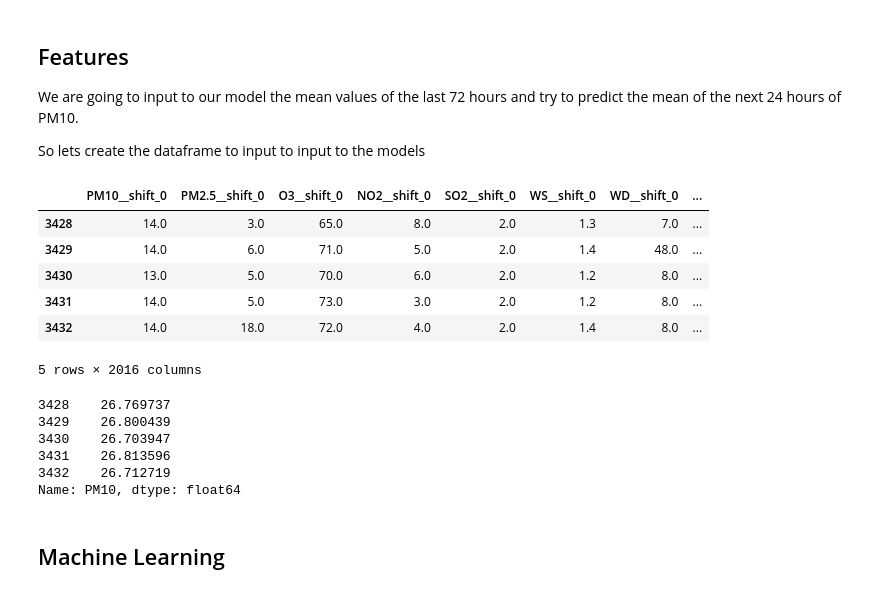
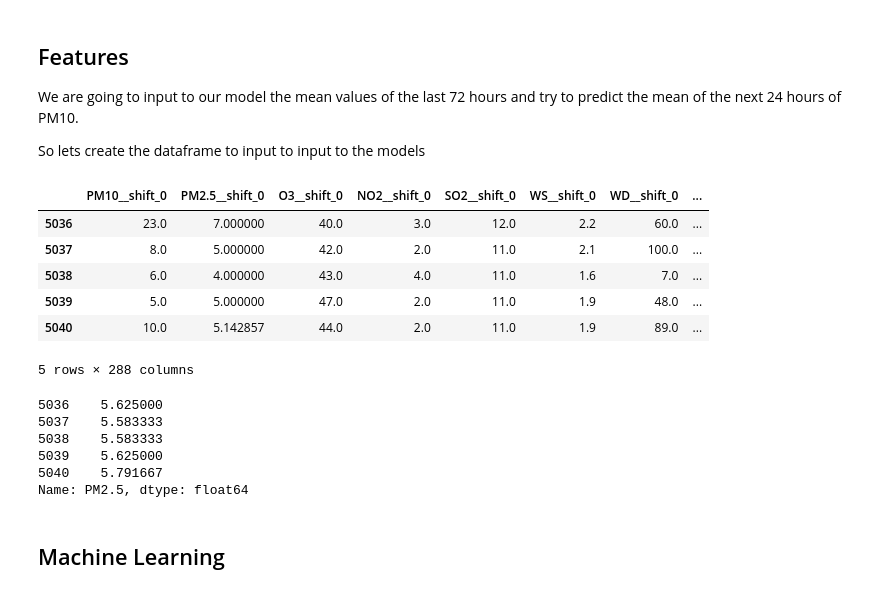
Before and after one commit to carlosdg/AirPollutionForecasting, a Jupyter notebook: Software/jupyter/notebooks/PM10_TomeCano.ipynb, the cells around one changed output. Saved outputs shown, nothing was run; the diff lists cells and outputs as text; code cells hidden in the pictures.

```diff
--- a/Software/jupyter/notebooks/PM10_TomeCano.ipynb
+++ b/Software/jupyter/notebooks/PM10_TomeCano.ipynb
@@ -101,7 +101,7 @@ Shape: (3623, 12)
 # %% [markdown]
 Now we add any datetime that might be missing
 # %%
-full_datetime_range = pd.date_range(start="2019/01/01", end="2019/05/31 23:00:00", freq="H")
+full_datetime_range = pd.date_range(start="2019/01/01", end="2019/07/31 23:00:00", freq="H")
 
 df = df.reindex(full_datetime_range)
 
@@ -186,34 +186,34 @@ So lets create the dataframe to input to input to the models
 # %%
 def get_shifted_df(shift):
     return df_clean.iloc[shift:].reset_index(drop=True).add_suffix(f"__shift_{shift}")
 
-num_hours_lookbehind = 7 * 24
+num_hours_lookbehind = 24
 num_hours_lookahead = 24
 
 X = pd.concat([get_shifted_df(i) for i in range(num_hours_lookbehind)], axis=1)
 X = X[:-(num_hours_lookbehind + num_hours_lookahead - 1)]
 
 X.tail()
 # %% [output]
 |  | PM10__shift_0 | PM2.5__shift_0 | O3__shift_0 | NO2__shift_0 | SO2__shift_0 | WS__shift_0 | WD__shift_0 | ... |
-| 3428 | 14.0 | 3.0 | 65.0 | 8.0 | 2.0 | 1.3 | 7.0 | ... |
-| 3429 | 14.0 | 6.0 | 71.0 | 5.0 | 2.0 | 1.4 | 48.0 | ... |
-| 3430 | 13.0 | 5.0 | 70.0 | 6.0 | 2.0 | 1.2 | 8.0 | ... |
-| 3431 | 14.0 | 5.0 | 73.0 | 3.0 | 2.0 | 1.2 | 8.0 | ... |
-| 3432 | 14.0 | 18.0 | 72.0 | 4.0 | 2.0 | 1.4 | 8.0 | ... |
+| 5036 | 23.0 | 7.000000 | 40.0 | 3.0 | 12.0 | 2.2 | 60.0 | ... |
+| 5037 | 8.0 | 5.000000 | 42.0 | 2.0 | 11.0 | 2.1 | 100.0 | ... |
+| 5038 | 6.0 | 4.000000 | 43.0 | 4.0 | 11.0 | 1.6 | 7.0 | ... |
+| 5039 | 5.0 | 5.000000 | 47.0 | 2.0 | 11.0 | 1.9 | 48.0 | ... |
+| 5040 | 10.0 | 5.142857 | 44.0 | 2.0 | 11.0 | 1.9 | 89.0 | ... |
-5 rows × 2016 columns
+5 rows × 288 columns
 # %%
-y = df_clean.iloc[num_hours_lookbehind:]["PM10"].rolling(window=num_hours_lookahead).mean()
+y = df_clean.iloc[num_hours_lookbehind:]["PM2.5"].rolling(window=num_hours_lookahead).mean()
 y = y[(num_hours_lookahead - 1):].reset_index(drop=True)
 
 y.tail()
 # %% [output]
-3428    26.769737
-3429    26.800439
-3430    26.703947
-3431    26.813596
-3432    26.712719
-Name: PM10, dtype: float64
+5036    5.625000
+5037    5.583333
+5038    5.583333
+5039    5.625000
+5040    5.791667
+Name: PM2.5, dtype: float64
 # %% [markdown]
 ## Machine Learning
 # %%
```
Also changed, not shown: parts of 49 cells of this notebook.
